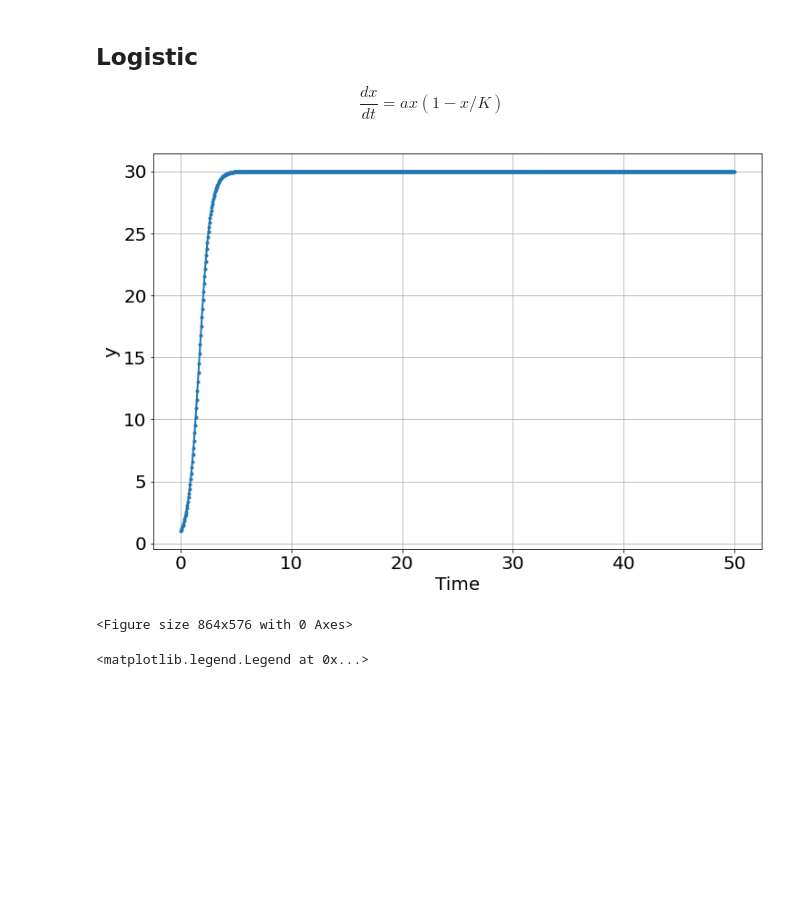
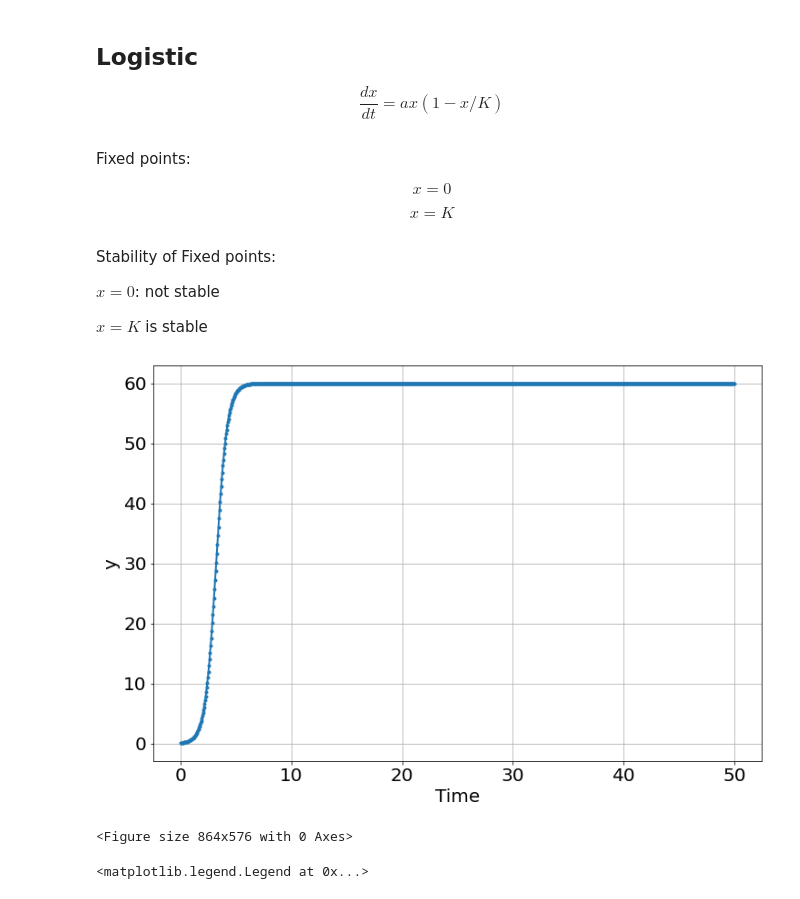
Before and after one commit to bblais/Computer-Programming-for-the-Sciences-Spring-2021, a Jupyter notebook: 2021-03-02 - Logistic and Harmonic Oscillator.ipynb, the cells around one changed output. Saved outputs shown, nothing was run; the diff lists cells and outputs as text; code cells hidden in the pictures; blank space fills up the shorter version.

```diff
--- a/2021-03-02 - Logistic and Harmonic Oscillator.ipynb
+++ b/2021-03-02 - Logistic and Harmonic Oscillator.ipynb
@@ -14,13 +14,30 @@ import pandas as pd
 $$
 \frac{dx}{dt}= ax (1-x/K)
 $$
+# %% [markdown]
+Fixed points:
+
+$$
+x=0
+$$
+
+$$
+x=K
+$$
+# %% [markdown]
+Stability of Fixed points:
+
+$x=0$: not stable
+
+
+$x=K$ is stable
 # %%
 sim=Simulation()
-sim.add("y'=a*y*(1-y/K)",1,plot=True)
-sim.params(a=2,K=30)
+sim.add("y'=a*y*(1-y/K)",.1,plot=True)
+sim.params(a=2,K=60)
 sim.run(0,50)
 # %% [output]
-[figure, old version]
+[figure, new version]
 <Figure size 864x576 with 0 Axes>
 # %%
 for K in [5,10,15,20]:
```
Also changed, not shown: parts of 1 cell of this notebook, 3 other files.
